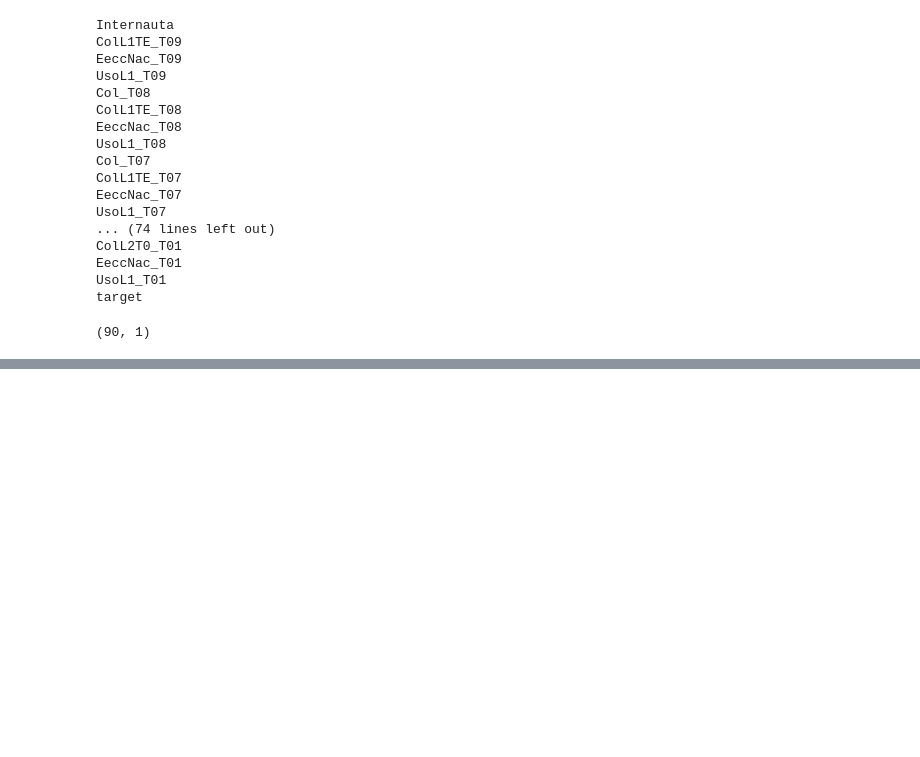
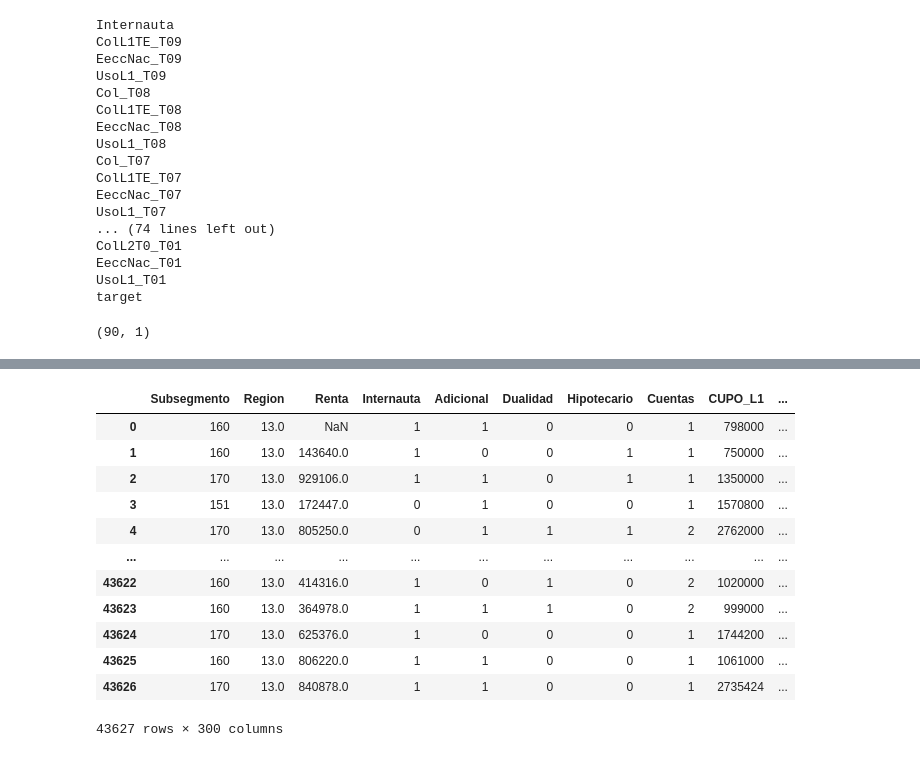
Before and after one commit to Maxibrionest/MachineLearning, a Jupyter notebook: Entrega2/Entrega2.ipynb, the cells around one changed output, grey strips where cells are left out. Drawn from its saved outputs; the diff is of its cells as text; code cells hidden in the pictures; blank space fills up the shorter version.

```diff
--- a/Entrega2/Entrega2.ipynb
+++ b/Entrega2/Entrega2.ipynb
@@ -572,0 +607,2 @@ corr_value_target.shape
+# %%
+df_enc = pd.DataFrame(dat, columns=['h', 'm'])
@@ -572,0 +625,19 @@ corr_value_target.shape
+# %%
+df_5 = df_4.reset_index()
+df_5 = df_5.join(df_enc)
+df_5 = df_5.drop(columns=['index', 'Sexo'])
+df_5
+# %% [output]
+|  | Subsegmento | Region | Renta | Internauta | Adicional | Dualidad | Hipotecario | Cuentas | CUPO_L1 | ... |
+| 0 | 160 | 13.0 | NaN | 1 | 1 | 0 | 0 | 1 | 798000 | ... |
+| 1 | 160 | 13.0 | 143640.0 | 1 | 0 | 0 | 1 | 1 | 750000 | ... |
+| 2 | 170 | 13.0 | 929106.0 | 1 | 1 | 0 | 1 | 1 | 1350000 | ... |
+| 3 | 151 | 13.0 | 172447.0 | 0 | 1 | 0 | 0 | 1 | 1570800 | ... |
+| 4 | 170 | 13.0 | 805250.0 | 0 | 1 | 1 | 1 | 2 | 2762000 | ... |
+| ... | ... | ... | ... | ... | ... | ... | ... | ... | ... | ... |
+| 43622 | 160 | 13.0 | 414316.0 | 1 | 0 | 1 | 0 | 2 | 1020000 | ... |
+| 43623 | 160 | 13.0 | 364978.0 | 1 | 1 | 1 | 0 | 2 | 999000 | ... |
+| 43624 | 170 | 13.0 | 625376.0 | 1 | 0 | 0 | 0 | 1 | 1744200 | ... |
+| 43625 | 160 | 13.0 | 806220.0 | 1 | 1 | 0 | 0 | 1 | 1061000 | ... |
+| 43626 | 170 | 13.0 | 840878.0 | 1 | 1 | 0 | 0 | 1 | 2735424 | ... |
+43627 rows × 300 columns
```
Also changed, not shown: parts of 14 cells of this notebook.
